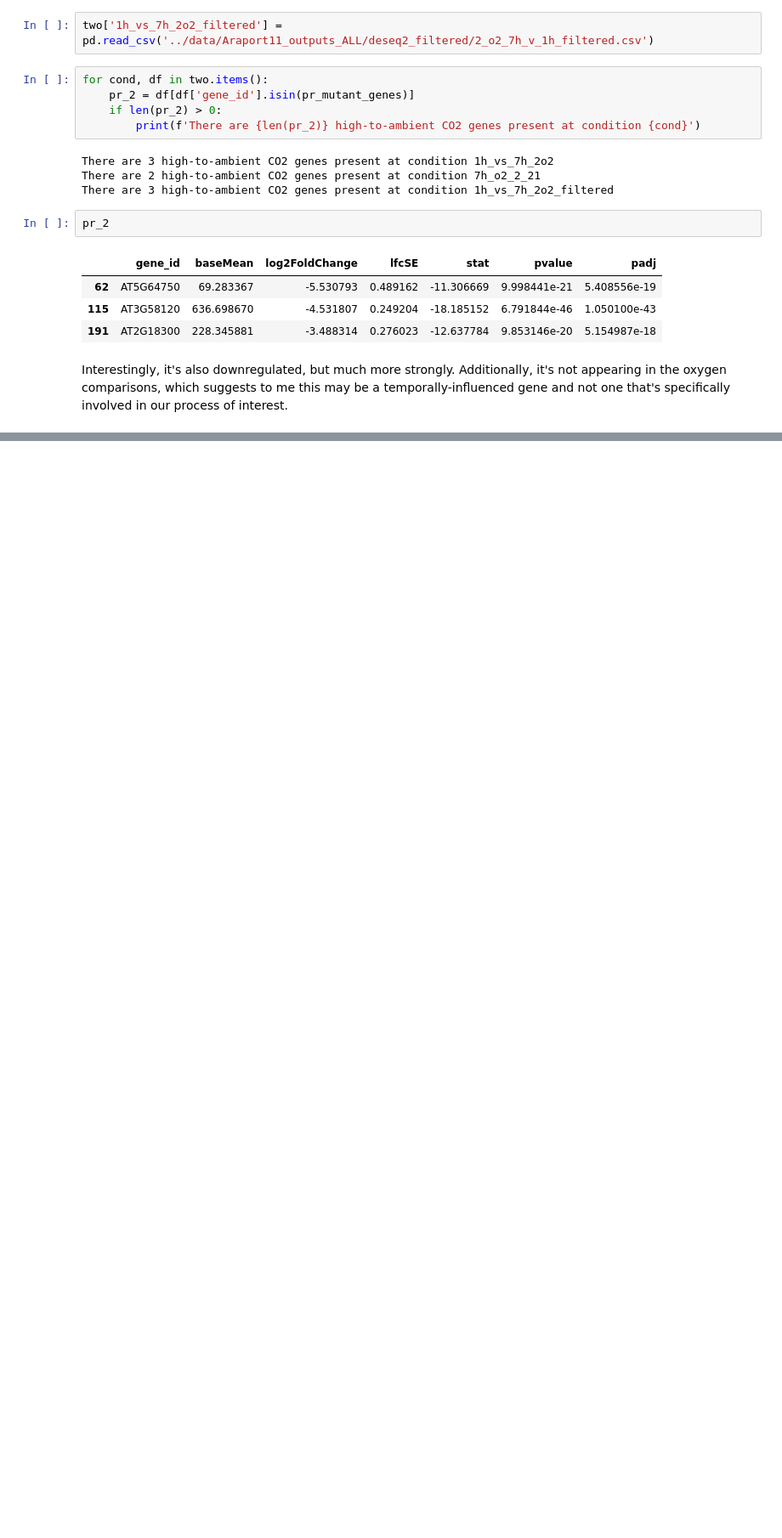
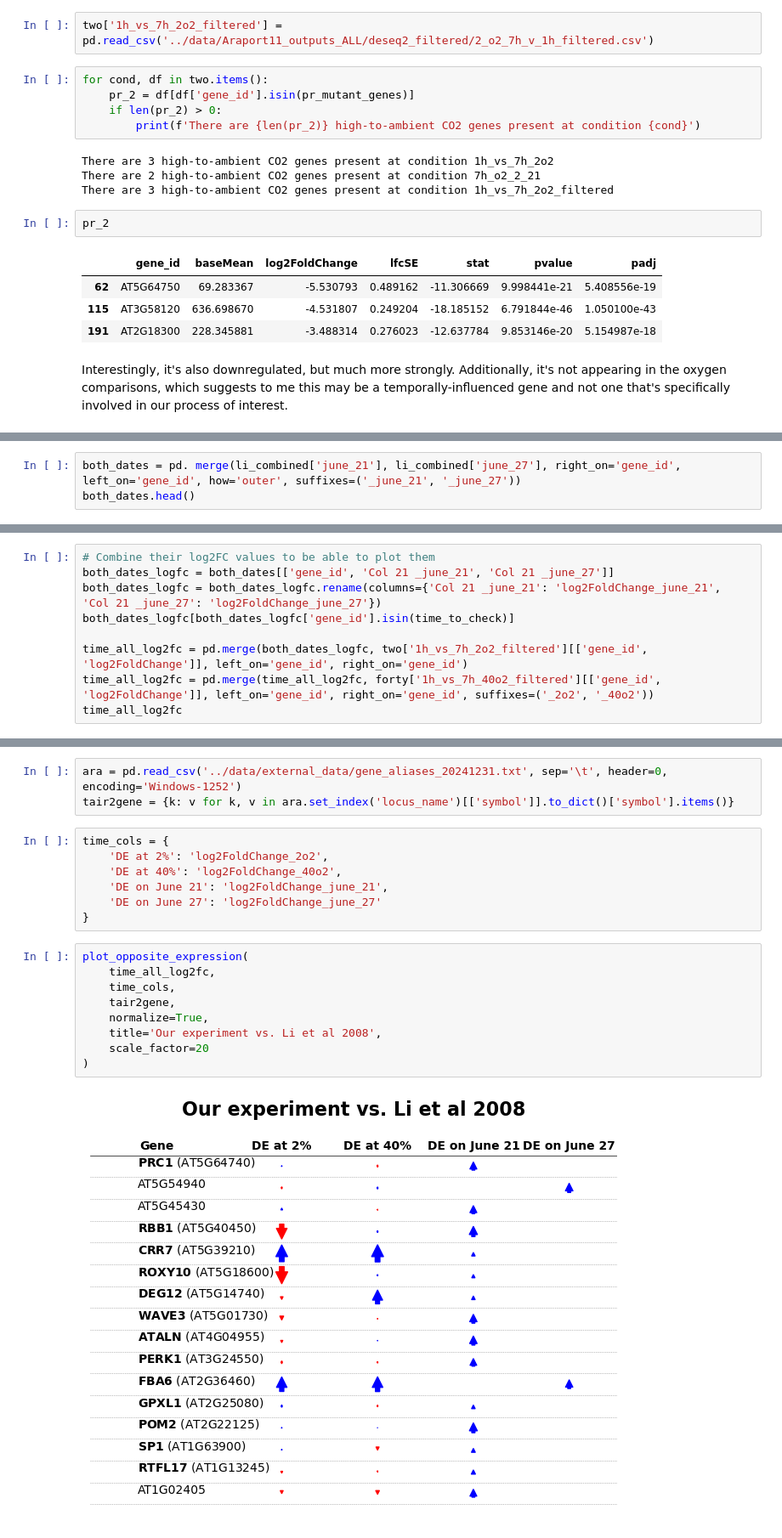
Before and after one commit to serenalotreck/photorespiration-omics, a Jupyter notebook: notebooks/high_CO2_comparison.ipynb, the cells around one changed output, grey strips where cells are left out. Shown at 85% size. Cells and saved outputs as stored; diff of their text form; blank space fills up the shorter version.

```diff
--- a/notebooks/high_CO2_comparison.ipynb
+++ b/notebooks/high_CO2_comparison.ipynb
@@ -96,0 +166,3 @@ Interestingly, it's also downregulated, but much more strongly. Additionally, it
+# %%
+both_dates = pd. merge(li_combined['june_21'], li_combined['june_27'], right_on='gene_id', left_on='gene_id', how='outer', suffixes=('_june_21', '_june_27'))
+both_dates.head()
@@ -96,0 +259,9 @@ Interestingly, it's also downregulated, but much more strongly. Additionally, it
+# %%
+# Combine their log2FC values to be able to plot them
+both_dates_logfc = both_dates[['gene_id', 'Col 21 _june_21', 'Col 21 _june_27']]
+both_dates_logfc = both_dates_logfc.rename(columns={'Col 21 _june_21': 'log2FoldChange_june_21', 'Col 21 _june_27': 'log2FoldChange_june_27'})
+both_dates_logfc[both_dates_logfc['gene_id'].isin(time_to_check)]
+
+time_all_log2fc = pd.merge(both_dates_logfc, two['1h_vs_7h_2o2_filtered'][['gene_id', 'log2FoldChange']], left_on='gene_id', right_on='gene_id')
+time_all_log2fc = pd.merge(time_all_log2fc, forty['1h_vs_7h_40o2_filtered'][['gene_id', 'log2FoldChange']], left_on='gene_id', right_on='gene_id', suffixes=('_2o2', '_40o2'))
+time_all_log2fc
@@ -96,0 +286,21 @@ Interestingly, it's also downregulated, but much more strongly. Additionally, it
+# %%
+ara = pd.read_csv('../data/external_data/gene_aliases_20241231.txt', sep='\t', header=0, encoding='Windows-1252')
+tair2gene = {k: v for k, v in ara.set_index('locus_name')[['symbol']].to_dict()['symbol'].items()}
+# %%
+time_cols = {
+    'DE at 2%': 'log2FoldChange_2o2',
+    'DE at 40%': 'log2FoldChange_40o2',
+    'DE on June 21': 'log2FoldChange_june_21',
+    'DE on June 27': 'log2FoldChange_june_27'
+}
+# %%
+plot_opposite_expression(
+    time_all_log2fc,
+    time_cols,
+    tair2gene,
+    normalize=True,
+    title='Our experiment vs. Li et al 2008',
+    scale_factor=20
+)
+# %% [output]
+[figure, added]
```
Also changed, not shown: parts of 34 cells of this notebook, 1 other file.
